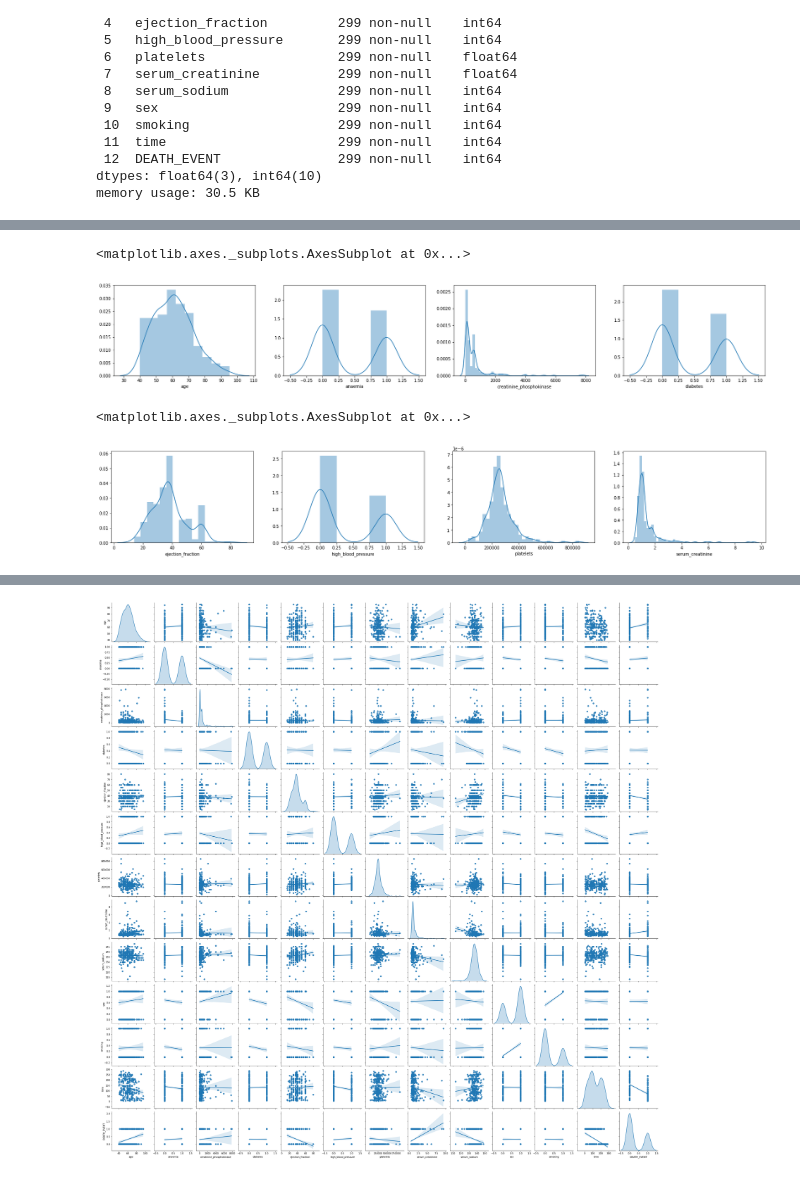
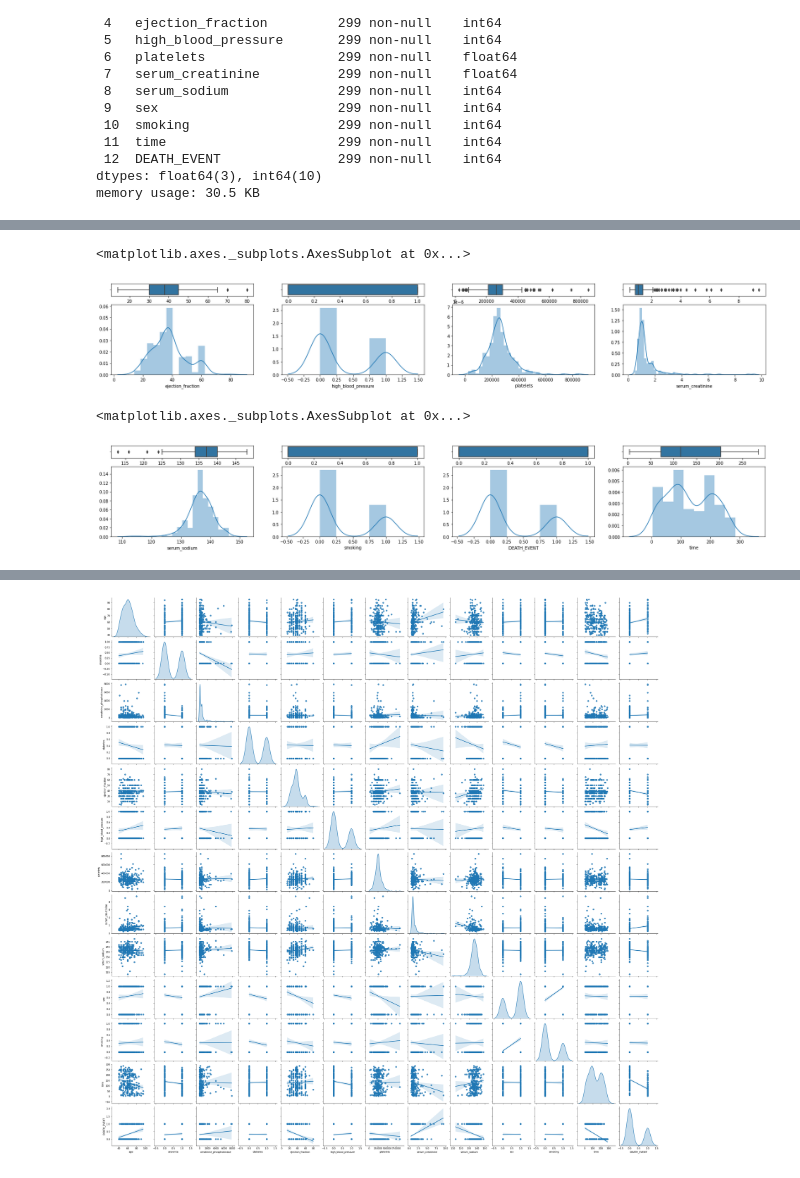
Before and after one commit to sielerod/Heart_Failure, a Jupyter notebook: heart_failure.ipynb, the cells around one changed output, grey strips where cells are left out. Cells and saved outputs as stored; diff of their text form; code cells hidden in the pictures.

```diff
--- a/heart_failure.ipynb
+++ b/heart_failure.ipynb
@@ -64,20 +129,34 @@ import seaborn as sns
 # %%
-fig, axes = plt.subplots(nrows=1, ncols=4, figsize=(28, 4))
+fig, axes = plt.subplots(nrows=2, ncols=4, figsize=(28, 4), gridspec_kw={"height_ratios": (.15, .85)})
 
-sns.distplot(heart_failure['age'], ax=axes[0])
-sns.distplot(heart_failure['anaemia'], ax=axes[1])
-sns.distplot(heart_failure['creatinine_phosphokinase'], ax=axes[2])
-sns.distplot(heart_failure['diabetes'], ax=axes[3])
+sns.boxplot(heart_failure['ejection_fraction'], ax=axes[0,0])
+sns.distplot(heart_failure['ejection_fraction'], ax=axes[1,0])
+
+sns.boxplot(heart_failure['high_blood_pressure'], ax=axes[0,1])
+sns.distplot(heart_failure['high_blood_pressure'], ax=axes[1,1])
+
+sns.boxplot(heart_failure['platelets'], ax=axes[0,2])
+sns.distplot(heart_failure['platelets'], ax=axes[1,2])
+
+sns.boxplot(heart_failure['serum_creatinine'], ax=axes[0,3])
+sns.distplot(heart_failure['serum_creatinine'], ax=axes[1,3])
 # %% [output]
 <matplotlib.axes._subplots.AxesSubplot at 0x...>
-[figure, old version]
+[figure, new version]
 # %%
-fig, axes = plt.subplots(nrows=1, ncols=4, figsize=(28, 4))
+fig, axes = plt.subplots(nrows=2, ncols=4, figsize=(28, 4), gridspec_kw={"height_ratios": (.15, .85)})
 
-sns.distplot(heart_failure['ejection_fraction'], ax=axes[0])
-sns.distplot(heart_failure['high_blood_pressure'], ax=axes[1])
-sns.distplot(heart_failure['platelets'], ax=axes[2])
-sns.distplot(heart_failure['serum_creatinine'], ax=axes[3])
+sns.boxplot(heart_failure['serum_sodium'], ax=axes[0,0])
+sns.distplot(heart_failure['serum_sodium'], ax=axes[1,0])
+
+sns.boxplot(heart_failure['smoking'], ax=axes[0,1])
+sns.distplot(heart_failure['smoking'], ax=axes[1,1])
+
+sns.boxplot(heart_failure['DEATH_EVENT'], ax=axes[0,2])
+sns.distplot(heart_failure['DEATH_EVENT'], ax=axes[1,2])
+
+sns.boxplot(heart_failure['time'], ax=axes[0,3])
+sns.distplot(heart_failure['time'], ax=axes[1,3])
 # %% [output]
 <matplotlib.axes._subplots.AxesSubplot at 0x...>
-[figure, old version]
+[figure, new version]
```
Also changed, not shown: parts of 62 cells of this notebook.
